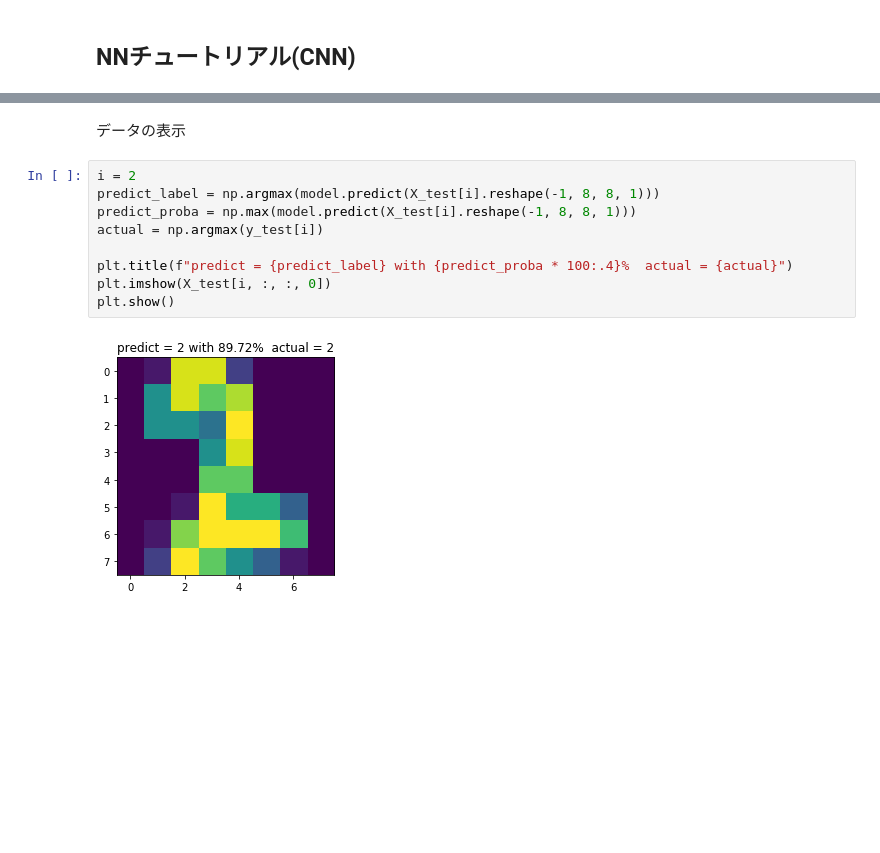
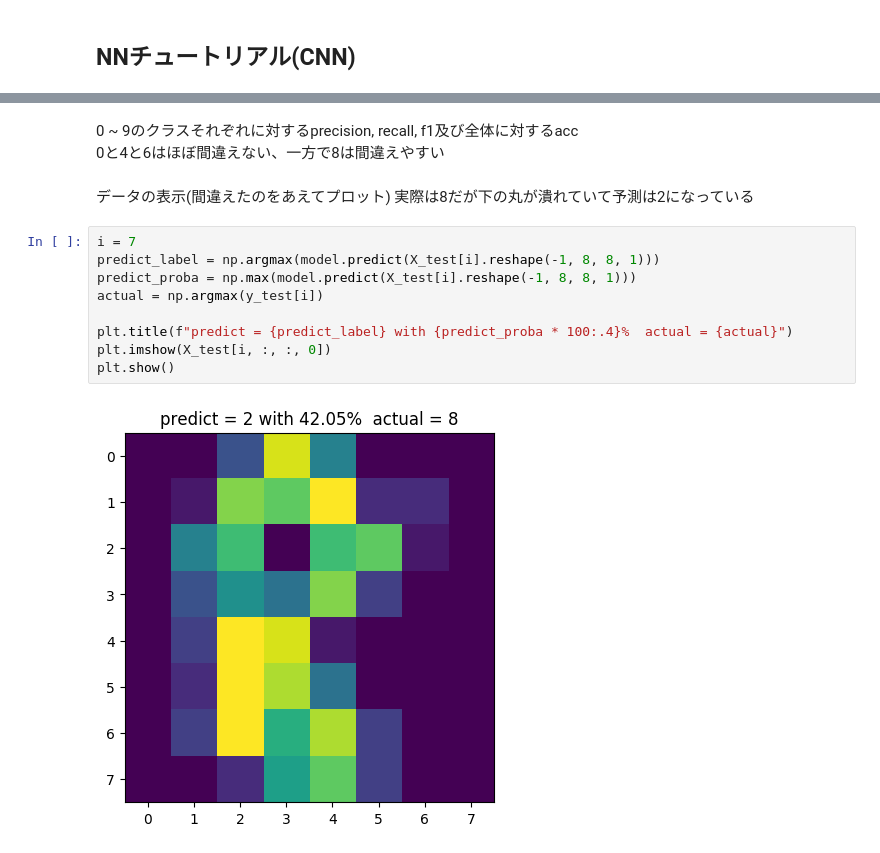
Before and after one commit to kenta608/baby-steps-of-rl, a Jupyter notebook: notebooks/day4-1_Tutorial_NN.ipynb, the cells around one changed output, grey strips where cells are left out. Saved outputs shown, nothing was run; the diff lists cells and outputs as text; blank space fills up the shorter version.

```diff
--- a/notebooks/day4-1_Tutorial_NN.ipynb
+++ b/notebooks/day4-1_Tutorial_NN.ipynb
@@ -165,13 +239,17 @@ code 4-5
+# %% [markdown]
+0 ~ 9のクラスそれぞれに対するprecision, recall, f1及び全体に対するacc
+0と4と6はほぼ間違えない、一方で8は間違えやすい
 # %% [markdown]
-データの表示
+データの表示(間違えたのをあえてプロット)
+実際は8だが下の丸が潰れていて予測は2になっている
 # %%
-i = 2
+i = 7
 predict_label = np.argmax(model.predict(X_test[i].reshape(-1, 8, 8, 1)))
 predict_proba = np.max(model.predict(X_test[i].reshape(-1, 8, 8, 1)))
 actual = np.argmax(y_test[i])
 
 plt.title(f"predict = {predict_label} with {predict_proba * 100:.4}%  actual = {actual}")
 plt.imshow(X_test[i, :, :, 0])
 plt.show()
 # %% [output]
-[figure, old version]
+[figure, new version]
```
Also changed, not shown: parts of 11 cells of this notebook.
